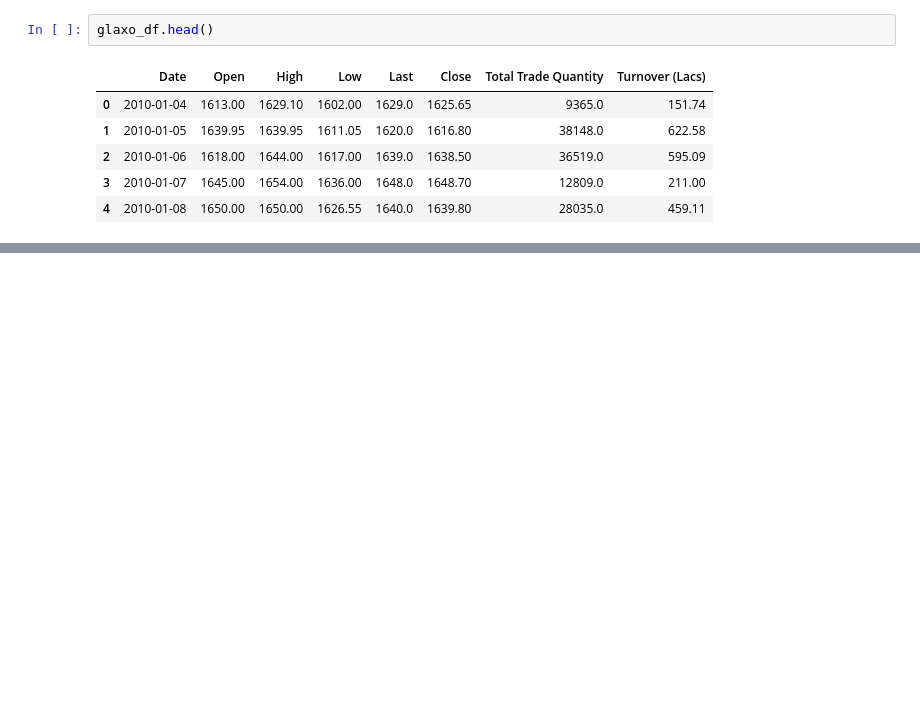
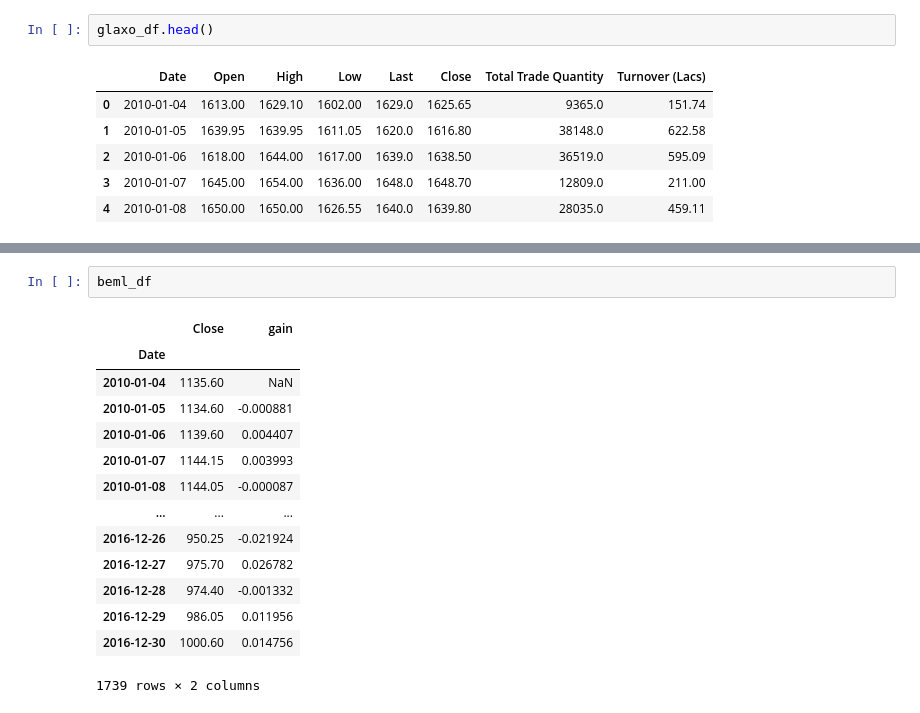
Before and after one commit to pincha673/notes, a Jupyter notebook: Probability.ipynb, the cells around one changed output, grey strips where cells are left out. Cells and saved outputs as stored; diff of their text form; blank space fills up the shorter version.

```diff
--- a/Probability.ipynb
+++ b/Probability.ipynb
@@ -55,0 +153,17 @@ glaxo_df.head()
+# %%
+beml_df
+# %% [output]
+|  | Close | gain |
+| Date |  |  |
+| 2010-01-04 | 1135.60 | NaN |
+| 2010-01-05 | 1134.60 | -0.000881 |
+| 2010-01-06 | 1139.60 | 0.004407 |
+| 2010-01-07 | 1144.15 | 0.003993 |
+| 2010-01-08 | 1144.05 | -0.000087 |
+| ... | ... | ... |
+| 2016-12-26 | 950.25 | -0.021924 |
+| 2016-12-27 | 975.70 | 0.026782 |
+| 2016-12-28 | 974.40 | -0.001332 |
+| 2016-12-29 | 986.05 | 0.011956 |
+| 2016-12-30 | 1000.60 | 0.014756 |
+1739 rows × 2 columns
```
Also changed, not shown: parts of 19 cells of this notebook.
